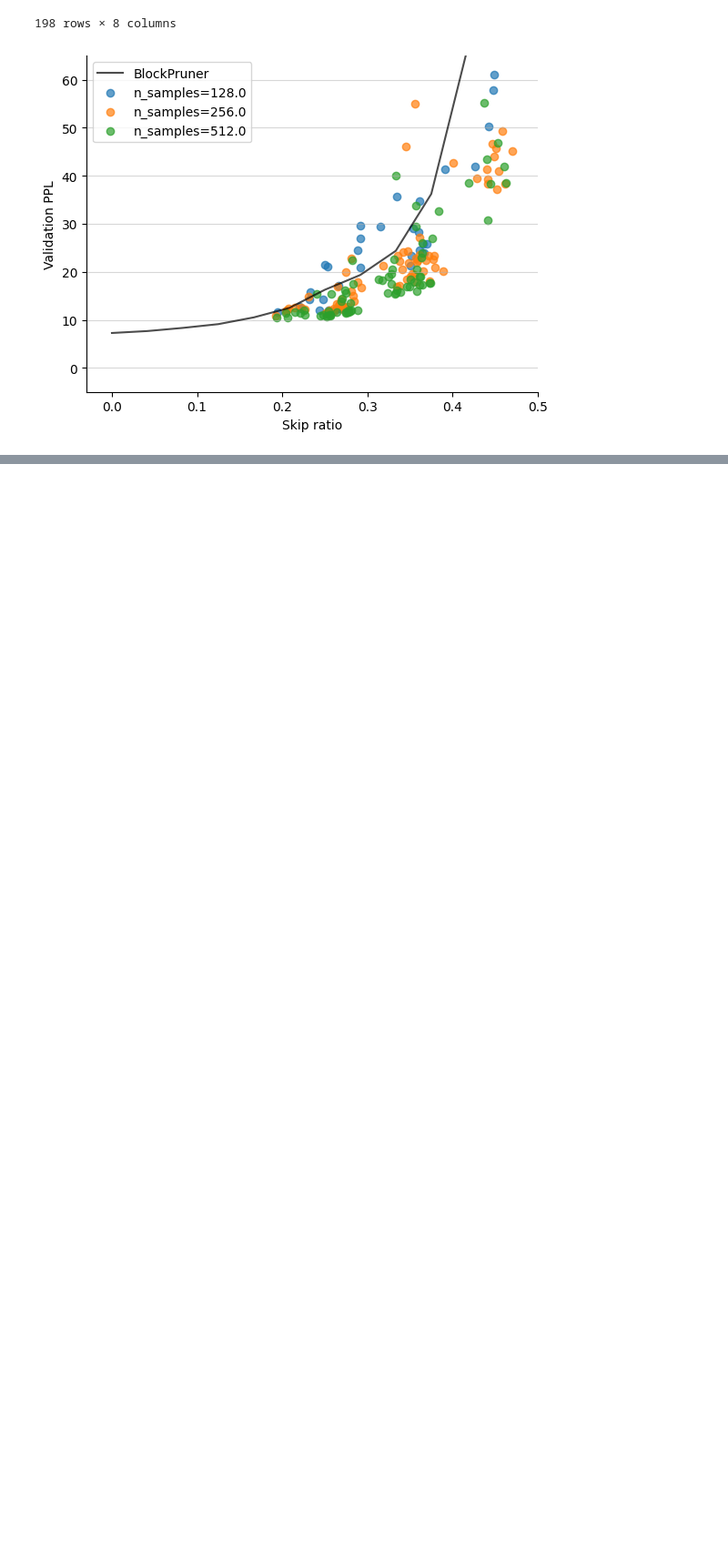
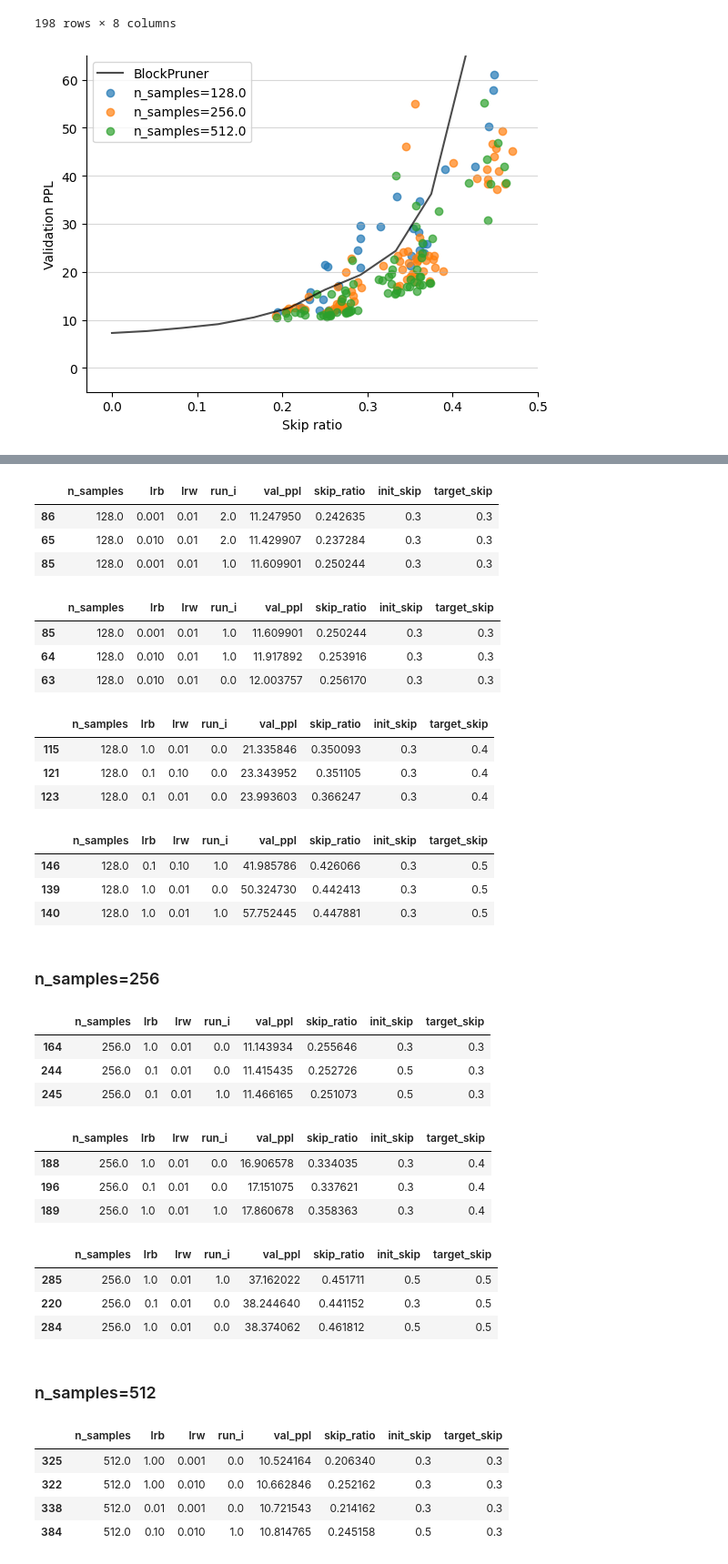
Before and after one commit to chutnakova5/Adaptive-layer-skipping, a Jupyter notebook: gates_oracle_kl.ipynb, the cells around one changed output, grey strips where cells are left out. Shown at 91% size. Drawn from its saved outputs; the diff is of its cells as text; code cells hidden in the pictures; blank space fills up the shorter version.

```diff
--- a/gates_oracle_kl.ipynb
+++ b/gates_oracle_kl.ipynb
@@ -703,0 +708,77 @@ plt.show()
+# %%
+gate_results.query("n_samples==128 and skip_ratio>0.2").sort_values(by='val_ppl').head(3)
+# lrb=0.001 lrw=0.01 target_skip=0.3
+# lrb=0.01  lrw=0.01 target_skip=0.3
+# %% [output]
+|  | n_samples | lrb | lrw | run_i | val_ppl | skip_ratio | init_skip | target_skip |
+| 86 | 128.0 | 0.001 | 0.01 | 2.0 | 11.247950 | 0.242635 | 0.3 | 0.3 |
+| 65 | 128.0 | 0.010 | 0.01 | 2.0 | 11.429907 | 0.237284 | 0.3 | 0.3 |
+| 85 | 128.0 | 0.001 | 0.01 | 1.0 | 11.609901 | 0.250244 | 0.3 | 0.3 |
+# %%
+gate_results.query("n_samples==128 and skip_ratio>0.25").sort_values(by='val_ppl').head(3)
+# lrb=0.001 lrw=0.01 target_skip=0.3
+# lrb=0.01  lrw=0.01 target_skip=0.3
+# %% [output]
+|  | n_samples | lrb | lrw | run_i | val_ppl | skip_ratio | init_skip | target_skip |
+| 85 | 128.0 | 0.001 | 0.01 | 1.0 | 11.609901 | 0.250244 | 0.3 | 0.3 |
+| 64 | 128.0 | 0.010 | 0.01 | 1.0 | 11.917892 | 0.253916 | 0.3 | 0.3 |
+| 63 | 128.0 | 0.010 | 0.01 | 0.0 | 12.003757 | 0.256170 | 0.3 | 0.3 |
+# %%
+gate_results.query("n_samples==128 and skip_ratio>0.3").sort_values(by='val_ppl').head(3)
+# lrb=0.1 lrw=0.1  target_skip=0.4
+# lrb=1   lrw=0.01 target_skip=0.4
+# %% [output]
+|  | n_samples | lrb | lrw | run_i | val_ppl | skip_ratio | init_skip | target_skip |
+| 115 | 128.0 | 1.0 | 0.01 | 0.0 | 21.335846 | 0.350093 | 0.3 | 0.4 |
+| 121 | 128.0 | 0.1 | 0.10 | 0.0 | 23.343952 | 0.351105 | 0.3 | 0.4 |
+| 123 | 128.0 | 0.1 | 0.01 | 0.0 | 23.993603 | 0.366247 | 0.3 | 0.4 |
+# %%
+gate_results.query("n_samples==128 and skip_ratio>0.4").sort_values(by='val_ppl').head(3)
+# lrb=1   lrw=0.01 target_skip=0.5
+# lrb=0.1 lrw=0.1  target_skip=0.5
+# %% [output]
+|  | n_samples | lrb | lrw | run_i | val_ppl | skip_ratio | init_skip | target_skip |
+| 146 | 128.0 | 0.1 | 0.10 | 1.0 | 41.985786 | 0.426066 | 0.3 | 0.5 |
+| 139 | 128.0 | 1.0 | 0.01 | 0.0 | 50.324730 | 0.442413 | 0.3 | 0.5 |
+| 140 | 128.0 | 1.0 | 0.01 | 1.0 | 57.752445 | 0.447881 | 0.3 | 0.5 |
+# %% [markdown]
+### n_samples=256
+# %%
+gate_results.query("n_samples==256 and skip_ratio>0.2").sort_values(by='val_ppl').head(3)
+# lrb=0.1 lrw=0.01 init_skip=0.5 target_skip=0.3
+# lrb=1   lrw=0.01 init_skip=0.3 target_skip=0.3
+# %% [output]
+|  | n_samples | lrb | lrw | run_i | val_ppl | skip_ratio | init_skip | target_skip |
+| 164 | 256.0 | 1.0 | 0.01 | 0.0 | 11.143934 | 0.255646 | 0.3 | 0.3 |
+| 244 | 256.0 | 0.1 | 0.01 | 0.0 | 11.415435 | 0.252726 | 0.5 | 0.3 |
+| 245 | 256.0 | 0.1 | 0.01 | 1.0 | 11.466165 | 0.251073 | 0.5 | 0.3 |
+# %%
+gate_results.query("n_samples==256 and skip_ratio>0.3").sort_values(by='val_ppl').head(3)
+# lrb=1   lrw=0.01 init_skip=0.3 target_skip=0.4
+# lrb=0.1 lrw=0.01 init_skip=0.3 target_skip=0.4
+# %% [output]
+|  | n_samples | lrb | lrw | run_i | val_ppl | skip_ratio | init_skip | target_skip |
+| 188 | 256.0 | 1.0 | 0.01 | 0.0 | 16.906578 | 0.334035 | 0.3 | 0.4 |
+| 196 | 256.0 | 0.1 | 0.01 | 0.0 | 17.151075 | 0.337621 | 0.3 | 0.4 |
+| 189 | 256.0 | 1.0 | 0.01 | 1.0 | 17.860678 | 0.358363 | 0.3 | 0.4 |
+# %%
+gate_results.query("n_samples==256 and skip_ratio>0.4").sort_values(by='val_ppl').head(3)
+# lrb=1   lrw=0.01 init_skip=0.5 target_skip=0.5
+# lrb=0.1 lrw=0.01 init_skip=0.3 target_skip=0.5
+# %% [output]
+|  | n_samples | lrb | lrw | run_i | val_ppl | skip_ratio | init_skip | target_skip |
+| 285 | 256.0 | 1.0 | 0.01 | 1.0 | 37.162022 | 0.451711 | 0.5 | 0.5 |
+| 220 | 256.0 | 0.1 | 0.01 | 0.0 | 38.244640 | 0.441152 | 0.3 | 0.5 |
+| 284 | 256.0 | 1.0 | 0.01 | 0.0 | 38.374062 | 0.461812 | 0.5 | 0.5 |
+# %% [markdown]
+### n_samples=512
+# %%
+gate_results.query("n_samples==512 and skip_ratio>0.2").sort_values(by='val_ppl').head(4)
+# lrb=1   lrw=0.01  init_skip=0.3 target_skip=0.3
+# lrb=0.1 lrw=0.001 init_skip=0.5 target_skip=0.3
+# %% [output]
+|  | n_samples | lrb | lrw | run_i | val_ppl | skip_ratio | init_skip | target_skip |
+| 325 | 512.0 | 1.00 | 0.001 | 0.0 | 10.524164 | 0.206340 | 0.3 | 0.3 |
+| 322 | 512.0 | 1.00 | 0.010 | 0.0 | 10.662846 | 0.252162 | 0.3 | 0.3 |
+| 338 | 512.0 | 0.01 | 0.001 | 0.0 | 10.721543 | 0.214162 | 0.3 | 0.3 |
+| 384 | 512.0 | 0.10 | 0.010 | 1.0 | 10.814765 | 0.245158 | 0.5 | 0.3 |
```
Also changed, not shown: parts of 5 cells of this notebook, 5 other files.
